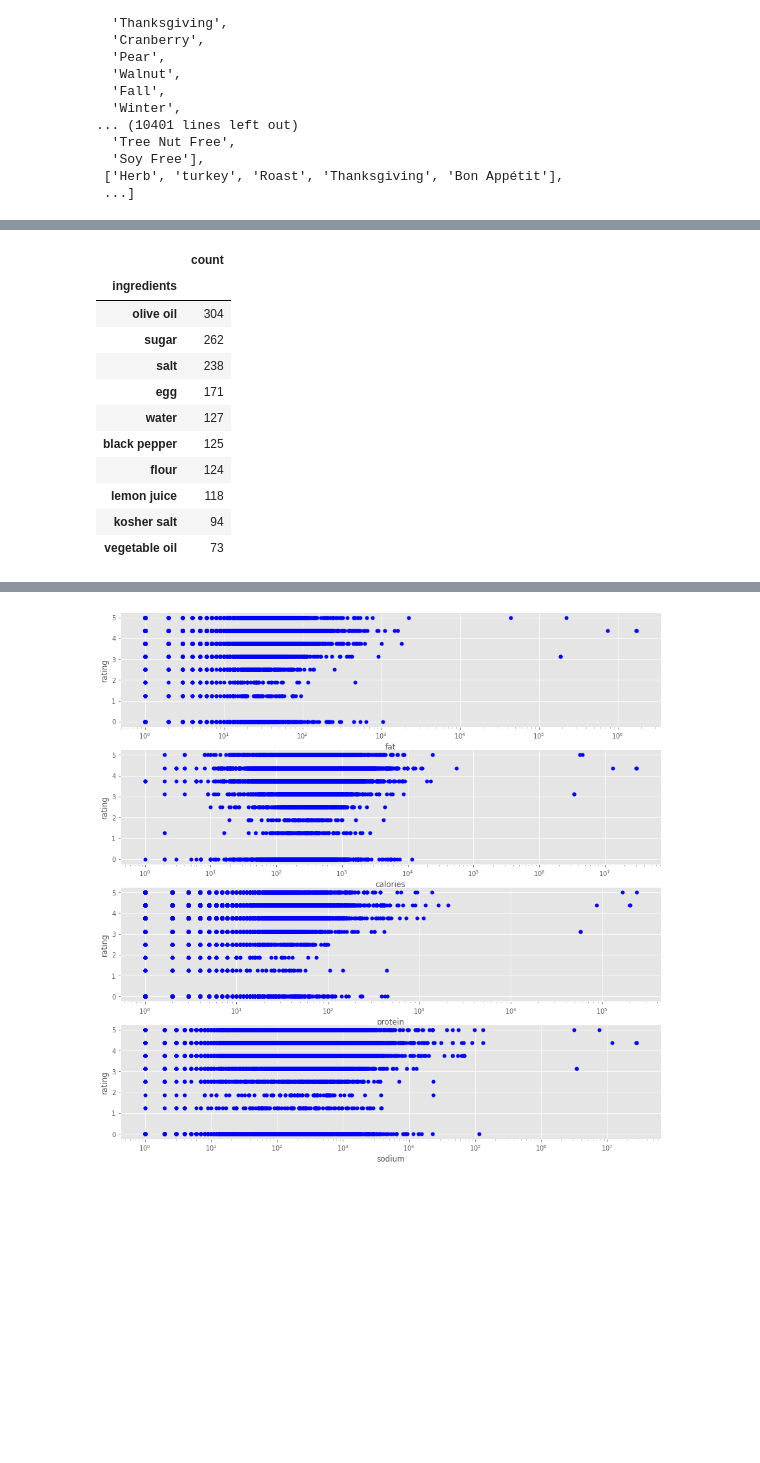
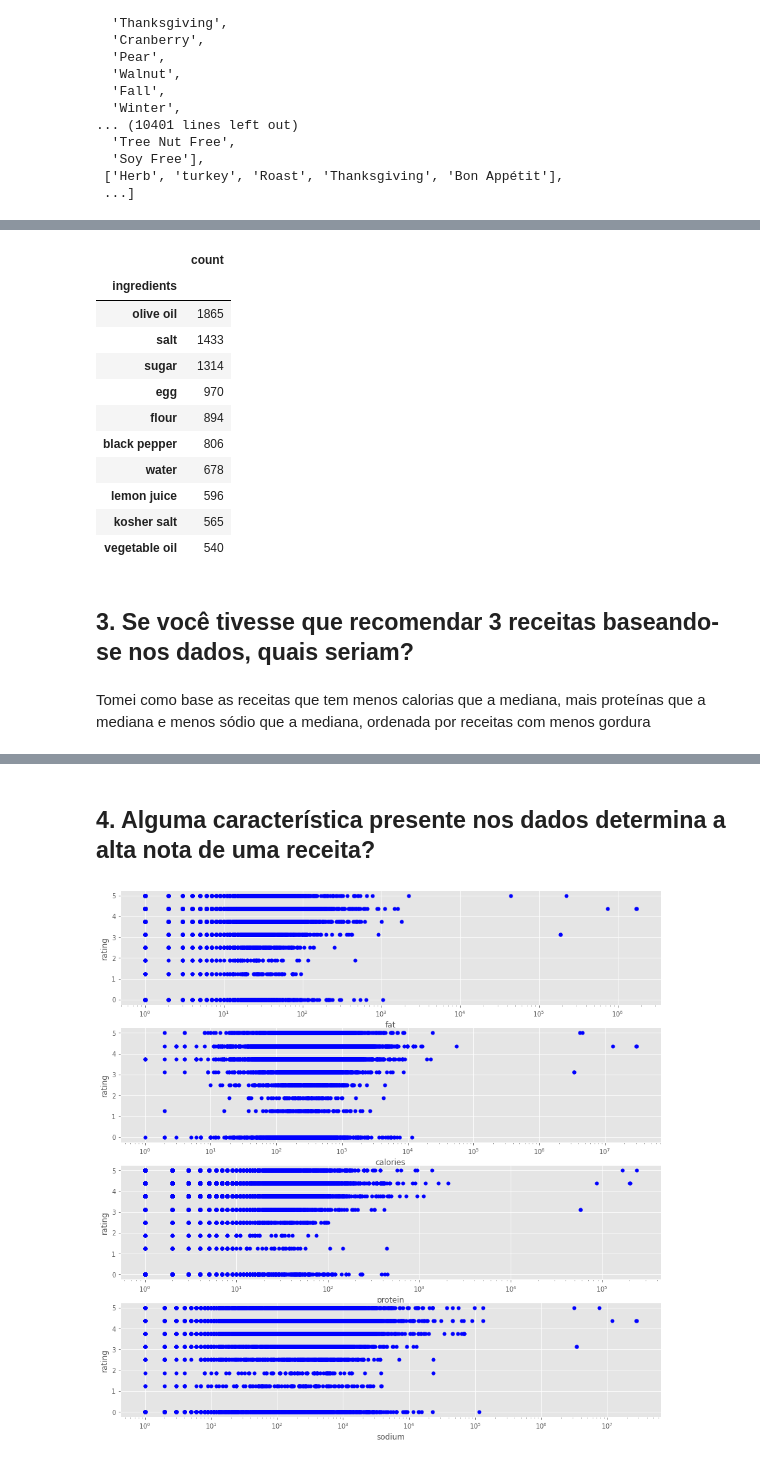
Before and after one commit to filipecmedeiros/Recipes, a Jupyter notebook: Exploratory Analysis.ipynb, the cells around one changed output, grey strips where cells are left out. Saved outputs shown, nothing was run; the diff lists cells and outputs as text; code cells hidden in the pictures; blank space fills up the shorter version.

```diff
--- a/Exploratory Analysis.ipynb
+++ b/Exploratory Analysis.ipynb
@@ -176,5 +165,5 @@ df_categories.sort_values('count', ascending=False).head()
 # %%
 # Coletar os ingredientes das receitas mais calóricas
-ingredientes = df.sort_values('calories', ascending=False).ingredients.fillna("").to_frame()
-ingredientes
+ingredients = df.sort_values('calories', ascending=False).ingredients.fillna("")[:int(len(df)/4)].to_list()
+ingredients
 # %% [output]
@@ -234,12 +203,11 @@ ingredientes.ingredients[0][0], get_ingredients(ingredientes.ingredients[0][0])
 # %%
-# Coletar tods os possíveis ingredientes
-ingredientes_list = []
-for item in ingredientes.ingredients:
+# Coletar todos os possíveis ingredientes
+ingredients_list = []
+for item in ingredients:
     for subitem in item:
         subitem_list = get_ingredients(subitem.lower())
-        #for s in subitem_list:
-        ingredientes_list.append(subitem_list)
-ingredientes_list = pd.Series(ingredientes_list).unique()
-ingredientes_list
+        ingredients_list.append(subitem_list)
+ingredients_list = pd.Series(ingredients_list).unique()
+ingredients_list
 # %% [output]
 array(['anjou pears,   and finely ', 'sour cherrie', 'currant', ...,
@@ -249,7 +216,7 @@ array(['anjou pears,   and finely ', 'sour cherrie', 'currant', ...,
 # %%
 # Criar um data frame com todas os possíveis ingredientes.
-df_ingredientes = pd.DataFrame({'ingredients': ingredientes_list, 'count': 0}).set_index('ingredients')
-df_ingredientes
+df_ingredients = pd.DataFrame({'ingredients': ingredients_list, 'count': 0}).set_index('ingredients')
+df_ingredients
 # %% [output]
 |  | count |
 | ingredients |  |
@@ -268,9 +235,9 @@ df_ingredientes
 # %%
-# Contar ingredientes presentes nas 1000 receitas mais calóricas
-for i in range(1000):
-    for item in ingredientes.ingredients[i]:
-        df_ingredientes.loc[get_ingredients(item.lower()), 'count'] += 1
-df_ingredientes
+# Contar ingredientes presentes nas receitas mais calóricas
+for i in range(len(ingredients)):
+    for item in ingredients[i]:
+        df_ingredients.loc[get_ingredients(item.lower()), 'count'] += 1
+df_ingredients
 # %% [output]
 |  | count |
 | ingredients |  |
@@ -289,18 +256,22 @@ df_ingredientes
 # %%
 #2. Quais os top 10 ingredientes contidos nas receitas mais calóricas?
-df_ingredientes.sort_values('count', ascending=False).head(10)
+df_ingredients.sort_values('count', ascending=False).head(10)
 # %% [output]
 |  | count |
 | ingredients |  |
-| olive oil | 304 |
-| sugar | 262 |
-| salt | 238 |
-| egg | 171 |
-| water | 127 |
-| black pepper | 125 |
-| flour | 124 |
-| lemon juice | 118 |
-| kosher salt | 94 |
-| vegetable oil | 73 |
+| olive oil | 1865 |
+| salt | 1433 |
+| sugar | 1314 |
+| egg | 970 |
+| flour | 894 |
+| black pepper | 806 |
+| water | 678 |
+| lemon juice | 596 |
+| kosher salt | 565 |
+| vegetable oil | 540 |
+# %% [markdown]
+## 3. Se você tivesse que recomendar 3 receitas baseando-se nos dados, quais seriam?
+# %% [markdown]
+Tomei como base as receitas que tem menos calorias que a mediana, mais proteínas que a mediana e menos sódio que a mediana, ordenada por receitas com menos gordura
 # %%
 #3. Se você tivesse que recomendar 3 receitas baseando-se nos dados, quais seriam?
@@ -320 +286,3 @@ import matplotlib.pyplot as plt
+# %% [markdown]
+## 4. Alguma característica presente nos dados determina a alta nota de uma receita?
 # %%
```
Also changed, not shown: parts of 34 cells of this notebook.
